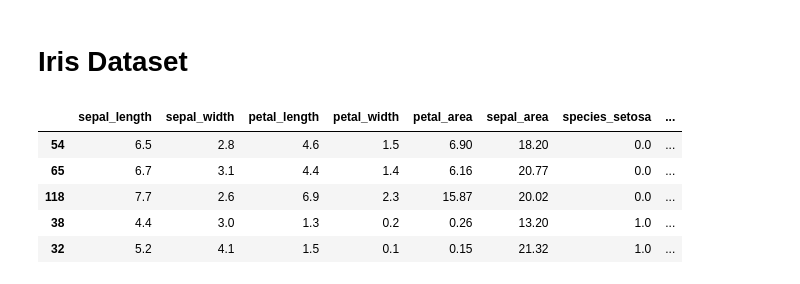
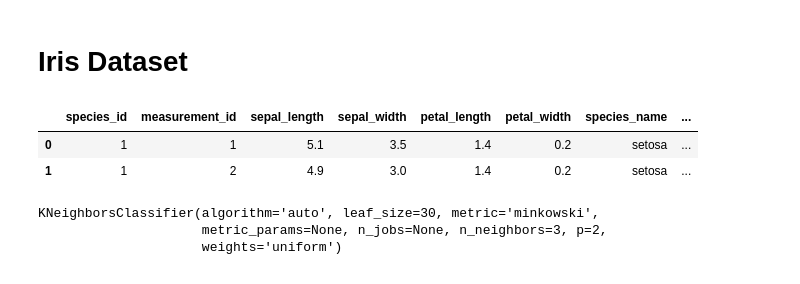
Before and after one commit to ravinder79/classification, a Jupyter notebook: model.ipynb, the cells around one changed output. Drawn from its saved outputs; the diff is of its cells as text; code cells hidden in the pictures.

```diff
--- a/model.ipynb
+++ b/model.ipynb
@@ -870,9 +869,0 @@ train, validate = sklearn.model_selection.train_test_split(train, train_size=.8,
-# %%
-train.head()
-# %% [output]
-|  | sepal_length | sepal_width | petal_length | petal_width | petal_area | sepal_area | species_setosa | ... |
-| 54 | 6.5 | 2.8 | 4.6 | 1.5 | 6.90 | 18.20 | 0.0 | ... |
-| 65 | 6.7 | 3.1 | 4.4 | 1.4 | 6.16 | 20.77 | 0.0 | ... |
-| 118 | 7.7 | 2.6 | 6.9 | 2.3 | 15.87 | 20.02 | 0.0 | ... |
-| 38 | 4.4 | 3.0 | 1.3 | 0.2 | 0.26 | 13.20 | 1.0 | ... |
-| 32 | 5.2 | 4.1 | 1.5 | 0.1 | 0.15 | 21.32 | 1.0 | ... |
@@ -880,0 +870,6 @@ X_train = train[['']]
+# %%
+df.head(2)
+# %% [output]
+|  | species_id | measurement_id | sepal_length | sepal_width | petal_length | petal_width | species_name | ... |
+| 0 | 1 | 1 | 5.1 | 3.5 | 1.4 | 0.2 | setosa | ... |
+| 1 | 1 | 2 | 4.9 | 3.0 | 1.4 | 0.2 | setosa | ... |
@@ -880,0 +884,6 @@ X_train = train[['']]
+# %%
+knn.fit(X_train, y_train)
+# %% [output]
+KNeighborsClassifier(algorithm='auto', leaf_size=30, metric='minkowski',
+                     metric_params=None, n_jobs=None, n_neighbors=3, p=2,
+                     weights='uniform')
```
Also changed, not shown: parts of 11 cells of this notebook.
